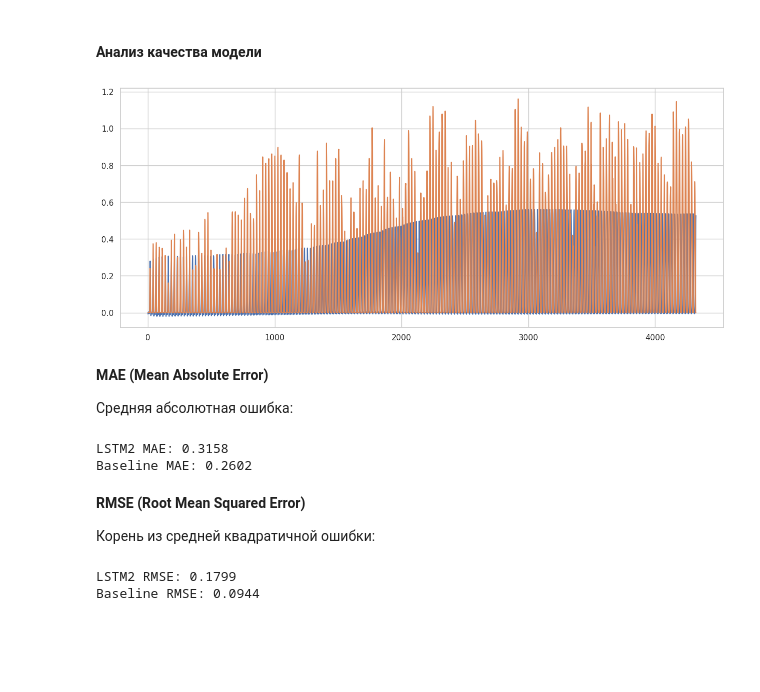
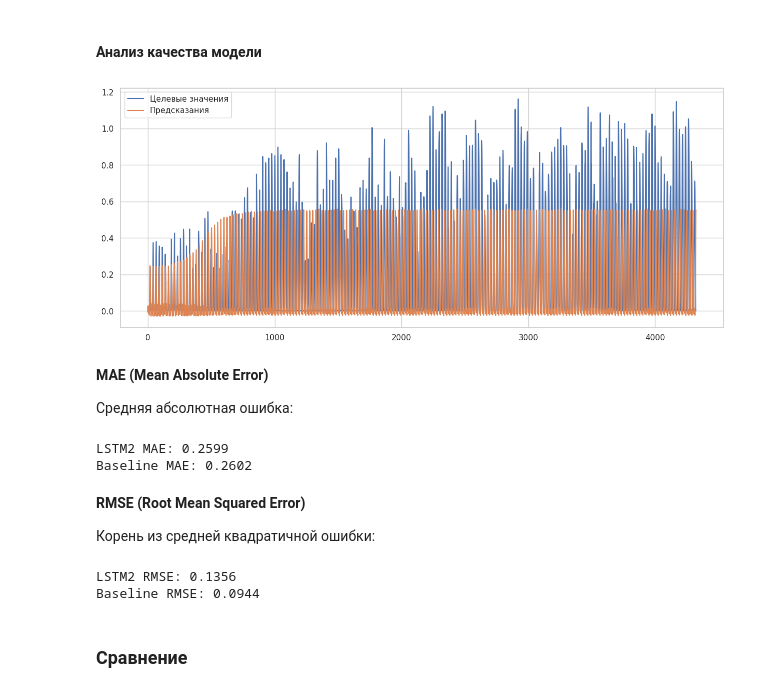
Before and after one commit to ArtyomShabunin/SMOPA, a Jupyter notebook: lesson_9.ipynb, the cells around one changed output. Saved outputs shown, nothing was run; the diff lists cells and outputs as text; code cells hidden in the pictures; blank space fills up the shorter version.

```diff
--- a/lesson_9.ipynb
+++ b/lesson_9.ipynb
@@ -713,6 +728,7 @@ df = pd.read_csv('intermittent-renewables-production-france.csv')
 df = df.rename(columns={'Date and Hour' : 'DateTime'})
 df['DateTime'] = df['DateTime'].str.slice(stop=-6)
 df['DateTime'] = pd.to_datetime(df['DateTime'])
+
 df['sin_dayOfYear'] = np.sin(2*np.pi*df['dayOfYear']/365)
 df['cos_dayOfYear'] = np.cos(2*np.pi*df['dayOfYear']/365)
 
@@ -720,7 +736,13 @@ df = df.sort_values(ascending=True,by='DateTime')
 df = df.drop(['Date','dayName','monthName', 'dayOfYear'],axis=1)
 df = df.dropna()
 df = df.set_index("DateTime")
+
+df['sin_dayOfHour'] = np.sin(2*np.pi*df.index.hour/365)
+df['cos_dayOfHour'] = np.cos(2*np.pi*df.index.hour/365)
 # %%
-solar = df[df['Source'] == 'Solar'][['Production', 'sin_dayOfYear', 'cos_dayOfYear']]
+solar = df[df['Source'] == 'Solar'][[
+    'Production',
+    'sin_dayOfYear', 'cos_dayOfYear',
+    'sin_dayOfHour', 'cos_dayOfHour']]
 solar.head()
 # %% [output]
@@ -843,14 +865,14 @@ class LSTMForecastAuto(nn.Module):
 HIDDEN_SIZE = 64
 LSTM_LAYERS = 1
 
-LSTM_model_2 = LSTMForecastAuto(input_size=3, hidden_size=HIDDEN_SIZE, num_layers=LSTM_LAYERS).to(device)
+LSTM_model_2 = LSTMForecastAuto(input_size=5, hidden_size=HIDDEN_SIZE, num_layers=LSTM_LAYERS).to(device)
 
 loss_fn = nn.MSELoss()
 optimizer = torch.optim.Adam(LSTM_model_2.parameters(), lr=0.01)
 scheduler = lr_scheduler.ReduceLROnPlateau(optimizer, mode='min', factor=0.3,
                                            patience=3, threshold=0.0001)
 
-epochs = 100
+epochs = 40
 # %%
 LSTM_model_2, losses, lr = train_model(LSTM_model_2, loss_fn, optimizer, scheduler, num_epochs=epochs)
 # %%
@@ -876,20 +898,25 @@ print(f"Минимальный loss на валидационной выборк
 # %%
 LSTM_model_2.to('cpu')
 
-# horizon_for_test = 100
 horizon_for_test = solar_test_scaled.shape[0] - N_LAGS
+# horizon_for_test = 2000
+# horizon_for_test = 1000
+# horizon_for_test = 200
 
 lstm2_pred = LSTM_model_2(
     torch.tensor(
         solar_test_scaled.values[:N_LAGS][None,:,:],
         dtype=torch.float32),
     horizon_for_test
     )[0]
 
-plt.plot(lstm2_pred[:,0].detach().numpy());
-plt.plot(solar_test_scaled.values[N_LAGS:N_LAGS+horizon_for_test][:,0]);
+plt.plot(solar_test_scaled.values[N_LAGS:N_LAGS+horizon_for_test][:,0],
+         label="Целевые значения");
+plt.plot(lstm2_pred[:,0].detach().numpy(), label="Предсказания");
+
+plt.legend();
 # %% [output]
-[figure, old version]
+[figure, new version]
 # %% [markdown]
 **MAE (Mean Absolute Error)**
 
@@ -911,9 +938,10 @@ baseline_mae = mean_absolute_error(
 print(f"LSTM2 MAE: {lstm2_mae:.4f}")
 print(f"Baseline MAE: {baseline_mae:.4f}")
 
-MAE_prediction["LSTM2"] = lstm_mae
+MAE_prediction[f"LSTM2_{len_of_seq}"] = lstm2_mae
+MAE_prediction[f"Baseline_{len_of_seq}"] = baseline_mae
 # %% [output]
-LSTM2 MAE: 0.3158
+LSTM2 MAE: 0.2599
 Baseline MAE: 0.2602
 # %% [markdown]
 **RMSE (Root Mean Squared Error)**
@@ -933,7 +961,10 @@ baseline_rmse = mean_squared_error(
 print(f"LSTM2 RMSE: {lstm2_rmse:.4f}")
 print(f"Baseline RMSE: {baseline_rmse:.4f}")
 
-RMSE_prediction["LSTM2"] = lstm2_rmse
+RMSE_prediction[f"LSTM2_{len_of_seq}"] = lstm2_rmse
+RMSE_prediction[f"Baseline_{len_of_seq}"] = baseline_rmse
 # %% [output]
-LSTM2 RMSE: 0.1799
+LSTM2 RMSE: 0.1356
 Baseline RMSE: 0.0944
+# %% [markdown]
+### Сравнение
```
Also changed, not shown: parts of 23 cells of this notebook.
